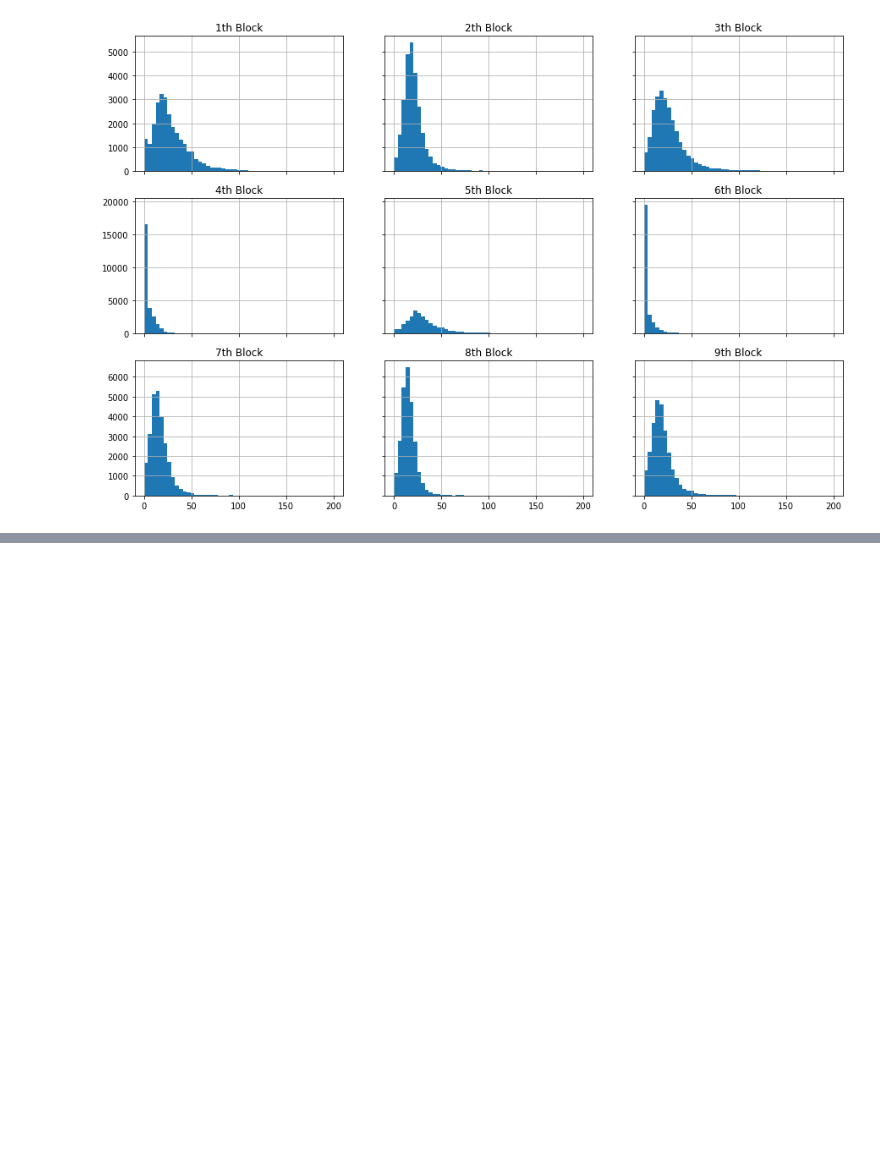
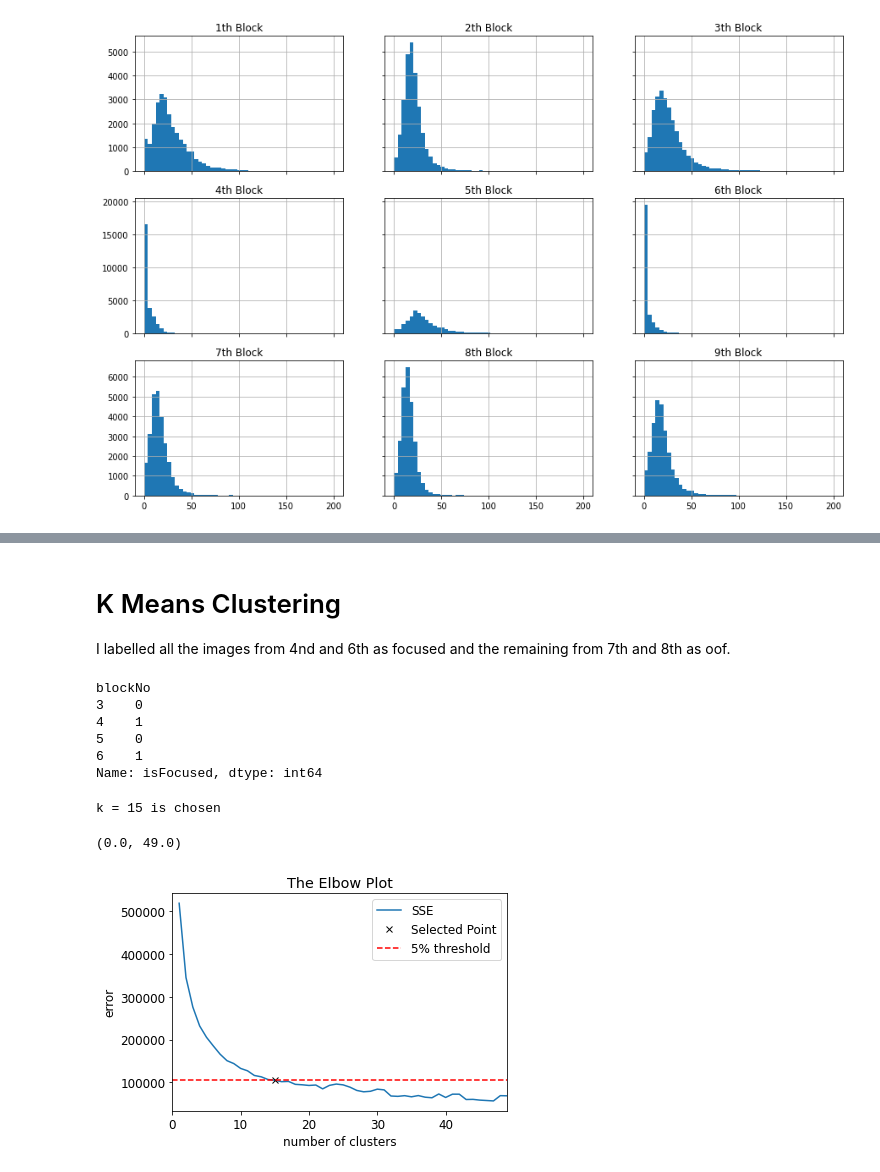
Before and after one commit to Boon-Yang/Machine-Learning-for-Defect-Detection-In-Additive-Manufacturing, a Jupyter notebook: One_Class_Learning(I).ipynb, the cells around one changed output, grey strips where cells are left out. Cells and saved outputs as stored; diff of their text form; code cells hidden in the pictures; blank space fills up the shorter version.

```diff
--- a/One_Class_Learning(I).ipynb
+++ b/One_Class_Learning(I).ipynb
@@ -70,0 +89,3 @@ spatterArea
+# %% [markdown]
+# K Means Clustering
+I labelled all the images from 4nd and 6th as focused and the remaining from 7th and 8th as oof.
@@ -70,0 +101,55 @@ spatterArea
+# %%
+def getBlockMetrics(features_df, block_no):
+  tem = features_df[features_df['blockNo'] == block_no].copy()
+  return tem
+# %%
+block4Metrics = getBlockMetrics(features_df, 4)
+block6Metrics = getBlockMetrics(features_df, 6)
+block7Metrics = getBlockMetrics(features_df, 3)
+block8Metrics = getBlockMetrics(features_df, 5)
+
+training_df = pd.concat([block4Metrics, block6Metrics, block7Metrics, block8Metrics])
+training_df = training_df.reset_index(drop=True)
+# %%
+training_df.groupby('blockNo')['isFocused'].first()
+# %% [output]
+blockNo
+3    0
+4    1
+5    0
+6    1
+Name: isFocused, dtype: int64
+# %%
+X = training_df.drop(columns=['blockNo', 'ImageId', 'isFocused'])
+
+# since kmeans operates based on the Euclidean distances, we need to standardize the dataset
+Scaler = StandardScaler()
+Scaler.fit(X)
+X_scaled = Scaler.transform(X)
+# %%
+err = []
+np.random.seed(42)
+K = range(1, 50)
+for k in K:
+    kmeanModel = MiniBatchKMeans(n_clusters=k, random_state = 42)
+    kmeanModel.fit(X_scaled)
+    err.append((k,kmeanModel.inertia_))
+# %%
+err_x = [index[0] for index in err]
+err_y = [index[1] for index in err]
+plt.plot(err_x, err_y, label='SSE');
+
+plt.rcParams.update({'font.size':12})
+optimal_k = 15
+plt.plot(err_x[optimal_k-1], err_y[optimal_k-1], 'kx', label='Selected Point')
+plt.xlabel('number of clusters')
+plt.ylabel('error')
+plt.title('The Elbow Plot')
+plt.axhline(err_y[optimal_k-1], linestyle='--', c='r', label='5% threshold')
+plt.legend()
+print('k = {} is chosen'.format(err_x[optimal_k-1]))
+plt.xlim(xmin=0, xmax=49)
+# %% [output]
+k = 15 is chosen
+(0.0, 49.0)
+[figure, added]
```
Also changed, not shown: parts of 28 cells of this notebook.
